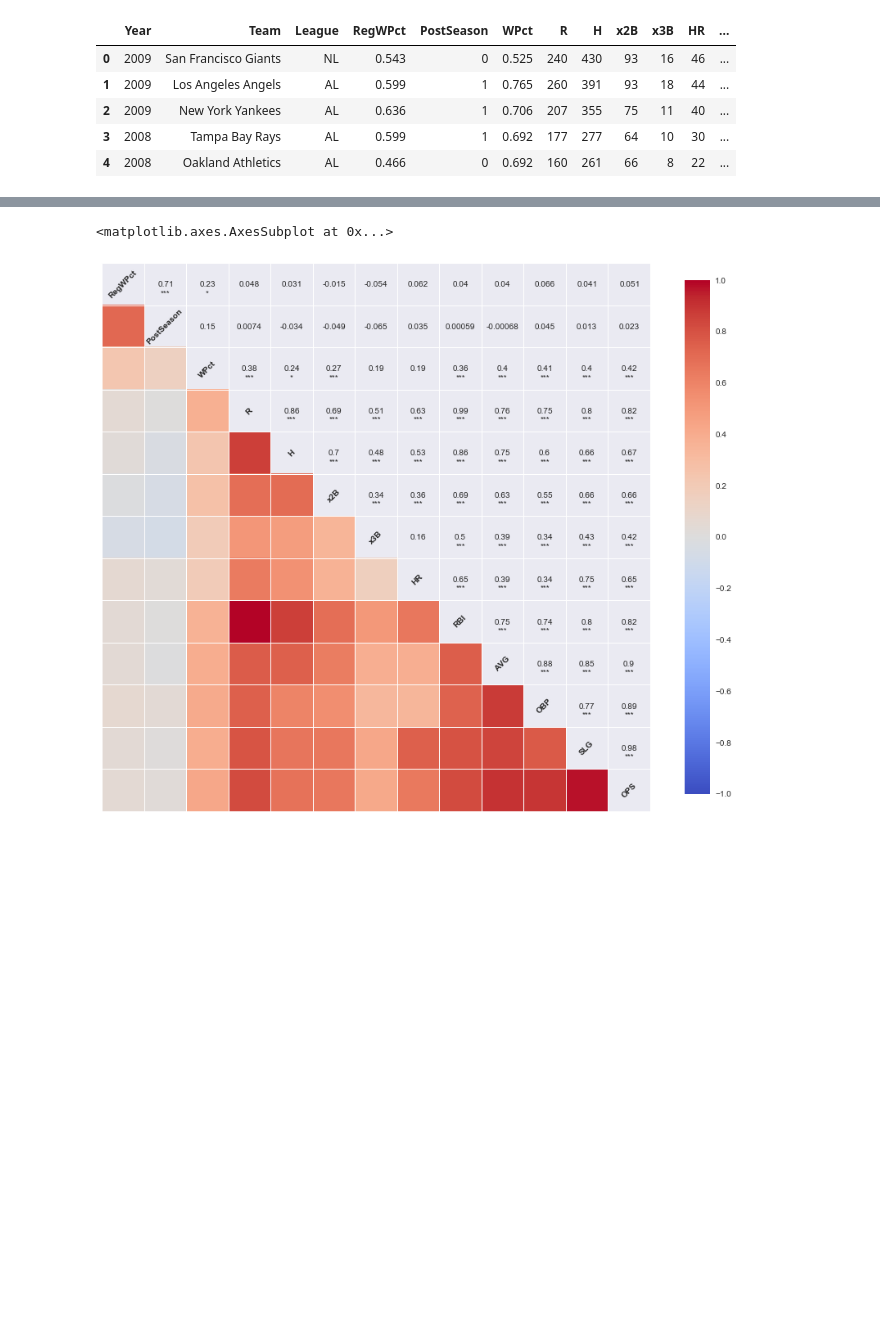
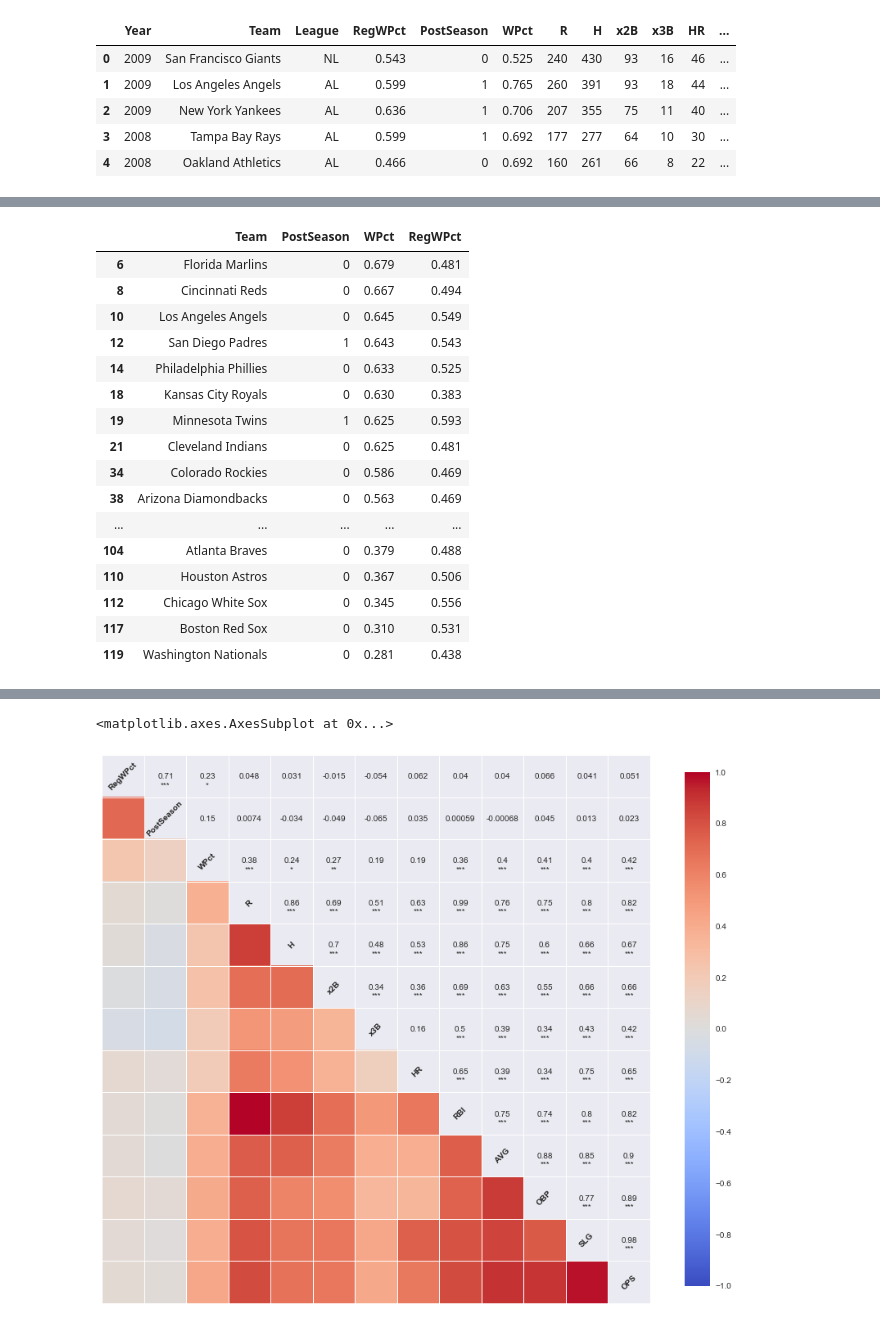
Before and after one commit to mgolafshar/baseball_project, a Jupyter notebook: Baseball Analysis.ipynb, the cells around one changed output, grey strips where cells are left out. Drawn from its saved outputs; the diff is of its cells as text; code cells hidden in the pictures; blank space fills up the shorter version.

```diff
--- a/Baseball Analysis.ipynb
+++ b/Baseball Analysis.ipynb
@@ -136,0 +218,24 @@ bb.head()
+# %%
+yr2006 = bb[bb.Year == 2006]
+# %%
+yr2006 = yr2006[['Team','PostSeason','WPct','RegWPct']]
+# %%
+yr2006.sort_index(ascending=False, by = ['WPct'])
+# %% [output]
+|  | Team | PostSeason | WPct | RegWPct |
+| 6 | Florida Marlins | 0 | 0.679 | 0.481 |
+| 8 | Cincinnati Reds | 0 | 0.667 | 0.494 |
+| 10 | Los Angeles Angels | 0 | 0.645 | 0.549 |
+| 12 | San Diego Padres | 1 | 0.643 | 0.543 |
+| 14 | Philadelphia Phillies | 0 | 0.633 | 0.525 |
+| 18 | Kansas City Royals | 0 | 0.630 | 0.383 |
+| 19 | Minnesota Twins | 1 | 0.625 | 0.593 |
+| 21 | Cleveland Indians | 0 | 0.625 | 0.481 |
+| 34 | Colorado Rockies | 0 | 0.586 | 0.469 |
+| 38 | Arizona Diamondbacks | 0 | 0.563 | 0.469 |
+| ... | ... | ... | ... | ... |
+| 104 | Atlanta Braves | 0 | 0.379 | 0.488 |
+| 110 | Houston Astros | 0 | 0.367 | 0.506 |
+| 112 | Chicago White Sox | 0 | 0.345 | 0.556 |
+| 117 | Boston Red Sox | 0 | 0.310 | 0.531 |
+| 119 | Washington Nationals | 0 | 0.281 | 0.438 |
```
Also changed, not shown: parts of 36 cells of this notebook.
